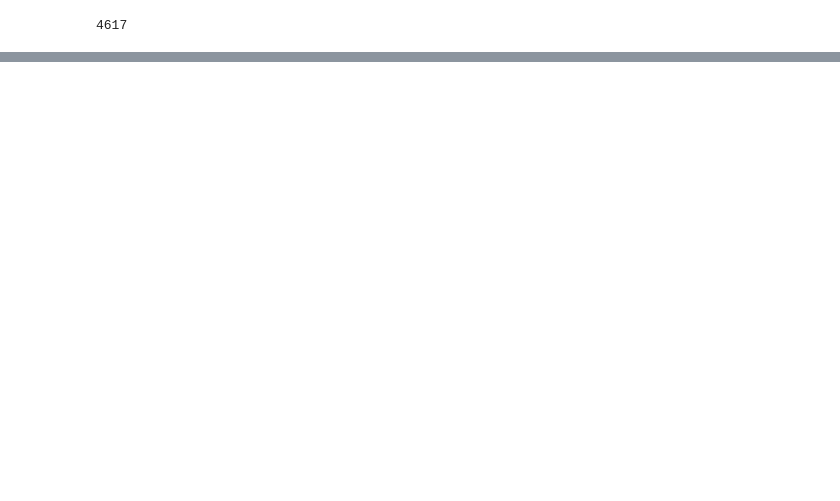
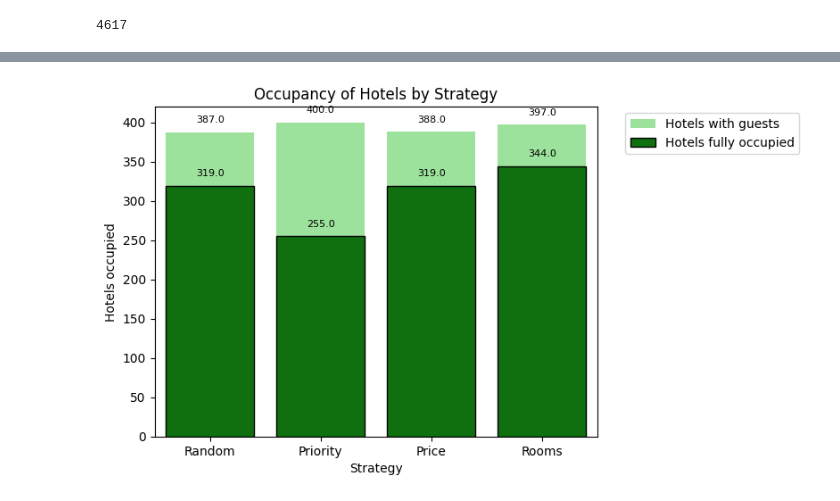
Before and after one commit to tundraparisi/dscoding-projects, a Jupyter notebook: franco.bonifacini/Test.ipynb, the cells around one changed output, grey strips where cells are left out. Drawn from its saved outputs; the diff is of its cells as text; code cells hidden in the pictures; blank space fills up the shorter version.

```diff
--- a/franco.bonifacini/Test.ipynb
+++ b/franco.bonifacini/Test.ipynb
@@ -169,7 +332,0 @@ prior
-# %%
-for guest, hotel, priority in priority_list:
-    if guest not in used_guest:
-        if hotel in hotel_list:
-            prior.append((guest,hotel))
-            hotel_list.remove(hotel)
-            used_guest.add(guest)
@@ -229,0 +384,3 @@ excel
+# %%
+Price_strategy = Price_allocation(guests_df, hotels_df, prior_df)
+Price_strategy
@@ -278,0 +499,3 @@ KeyboardInterrupt
+# %%
+Room_strategy = Room_allocation(guests_df, hotels_df, prior_df)
+Room_strategy
@@ -287,0 +578,21 @@ def Order_by_qrooms():
+# %%
+print(f"\033[1mSatisfaction is measured from 1 (completely satisfied) to 4 (not satisfied)\033[0m")
+Results = pd.DataFrame(['Random', 'Priority', 'Price', 'Rooms'])
+Results.columns = ["Strategy"] + list(Results.columns[1:])
+Results['Guests accomodated'] = [f"{(Random_strategy['guest'].count()):,}", f"{(Priority_strategy['guest'].count()):,}", f"{(Price_strategy['guest'].count()):,}", f"{(Room_strategy['guest'].count()):,}"]
+Results['vs_total guests'] = [f"{round((Random_strategy['guest'].count()/guests_df['guest'].count())*100,2)}%", f"{round((Priority_strategy['guest'].count()/guests_df['guest'].count())*100,2)}%", f"{round((Price_strategy['guest'].count()/guests_df['guest'].count())*100,2)}%", f"{round((Room_strategy['guest'].count()/guests_df['guest'].count())*100,2)}%"]
+Results['Average satisfaction'] = [round((Random_strategy['guest_satisfaction'].mean()),0), round((Priority_strategy['guest_satisfaction'].mean()),0), round((Price_strategy['guest_satisfaction'].mean()),0), round((Room_strategy['guest_satisfaction'].mean()),0)]
+Results['Hotels occupied'] = [Random_strategy['hotel'].nunique(), Priority_strategy['hotel'].nunique(), Price_strategy['hotel'].nunique(), Room_strategy['hotel'].nunique()]
+Results['vs total hotels'] = [f"{round((Random_strategy['hotel'].nunique()/hotels_df['hotel'].count())*100,2)}%", f"{round((Priority_strategy['hotel'].nunique()/hotels_df['hotel'].count())*100,2)}%", f"{round((Price_strategy['hotel'].nunique()/hotels_df['hotel'].count())*100,2)}%", f"{round((Room_strategy['hotel'].nunique()/hotels_df['hotel'].count())*100,2)}%"]
+
+hotel_list = pd.Series(hotels_df.rooms.values, index=hotels_df.hotel)
+random_remaining_rooms = hotel_list.subtract(Random_strategy.groupby('hotel')['guest'].count())
+priority_remaining_rooms = hotel_list.subtract(Priority_strategy.groupby('hotel')['guest'].count())
+price_remaining_rooms = hotel_list.subtract(Price_strategy.groupby('hotel')['guest'].count())
+room_remaining_rooms = hotel_list.subtract(Room_strategy.groupby('hotel')['guest'].count())
+
+Results['Hotels fully occupied'] = [len(random_remaining_rooms[random_remaining_rooms == 0]), len(priority_remaining_rooms[priority_remaining_rooms == 0]), len(price_remaining_rooms[price_remaining_rooms == 0]), len(room_remaining_rooms[room_remaining_rooms == 0])]
+Results['vs hotels occupied'] = [f"{round((len(random_remaining_rooms[random_remaining_rooms == 0])/Random_strategy['hotel'].nunique())*100,2)}%", f"{round((len(priority_remaining_rooms[priority_remaining_rooms == 0])/Priority_strategy['hotel'].nunique())*100,2)}%", f"{round((len(price_remaining_rooms[price_remaining_rooms == 0])/Price_strategy['hotel'].nunique())*100,2)}%", f"{round((len(room_remaining_rooms[room_remaining_rooms == 0])/Room_strategy['hotel'].nunique())*100,2)}%"]
+Results['Average earnings per hotel'] = [f"€{round((Random_strategy['net_earning'].sum())/Random_strategy['hotel'].nunique(),2):,}", f"€{round((Priority_strategy['net_earning'].sum())/Priority_strategy['hotel'].nunique(),2):,}", f"€{round((Price_strategy['net_earning'].sum())/Price_strategy['hotel'].nunique(),2):,}", f"€{round((Room_strategy['net_earning'].sum())/Room_strategy['hotel'].nunique(),2):,}"]
+Results['Strategy´s total earnings'] = [f"€{round(Random_strategy['net_earning'].sum(),2):,}", f"€{round(Priority_strategy['net_earning'].sum(),2):,}", f"€{round(Price_strategy['net_earning'].sum(),2):,}", f"€{round(Room_strategy['net_earning'].sum(),2):,}"]
+Results.set_index('Strategy')
@@ -287,0 +610,13 @@ def Order_by_qrooms():
+# %%
+ax = sns.barplot(data=Results, x='Strategy', y='Hotels occupied', color='lightgreen', label='Hotels with guests')
+ax = sns.barplot(data=Results, x='Strategy', y='Hotels fully occupied', color='green', edgecolor="black", label='Hotels fully occupied')
+ax.legend(bbox_to_anchor=(1.05, 1), loc='upper left')
+plt.title('Occupancy of Hotels by Strategy')
+for p in ax.patches:
+    ax.annotate(f'{p.get_height()}', (p.get_x() + p.get_width() / 2., p.get_height()),
+                ha='center', va='center', fontsize=8, color='black', xytext=(0, 10),
+                textcoords='offset points')
+
+plt.show()
+# %% [output]
+[figure, added]
```
Also changed, not shown: parts of 65 cells of this notebook, 11 other files.
